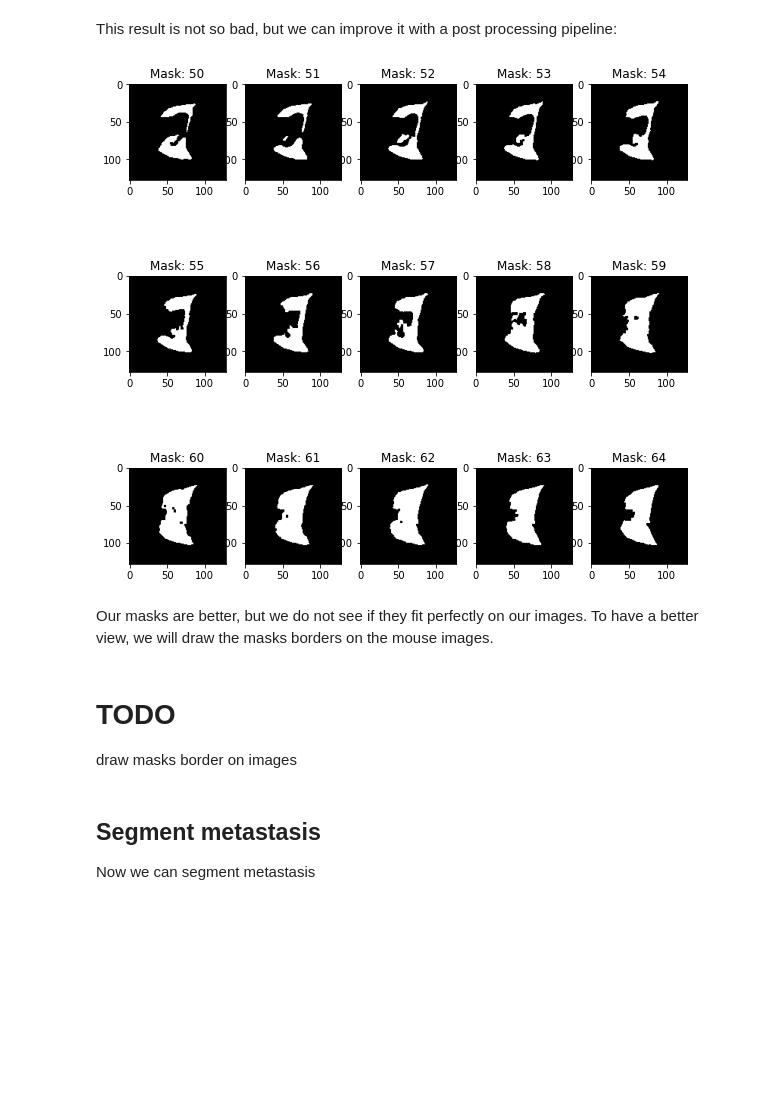
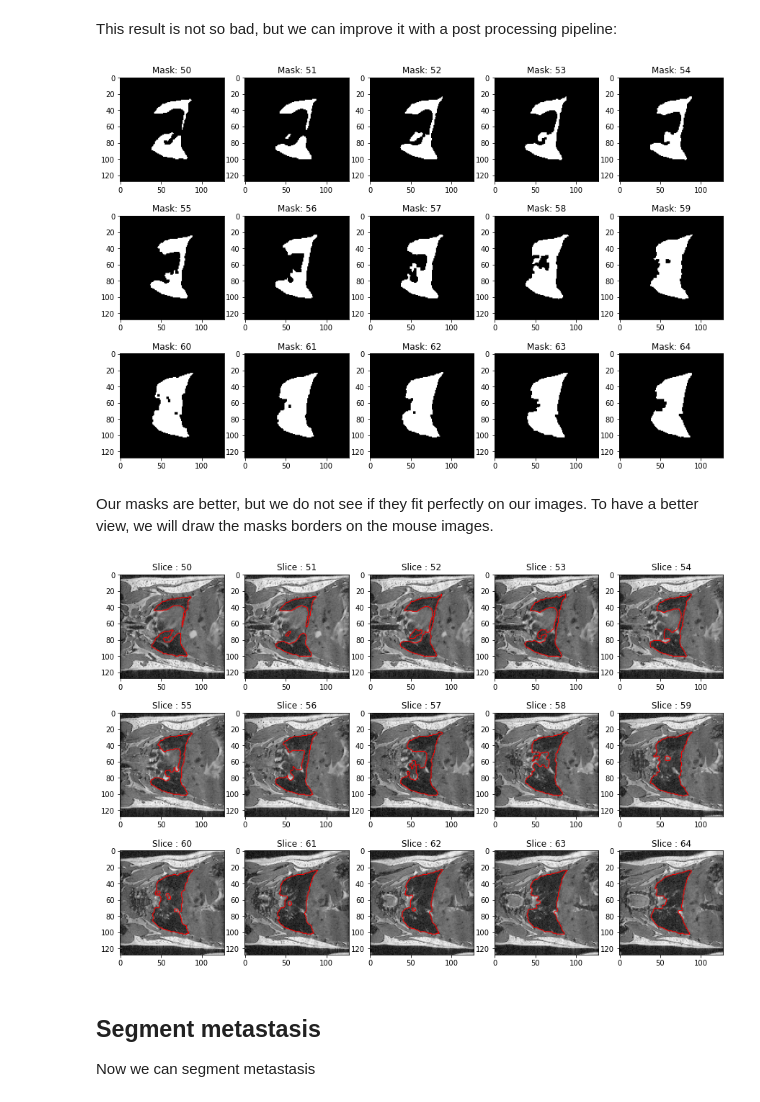
Before and after one commit to cbib/DeepMeta, a Jupyter notebook: examples/run_inference.ipynb, the cells around one changed output. Saved outputs shown, nothing was run; the diff lists cells and outputs as text; code cells hidden in the pictures; blank space fills up the shorter version.

```diff
--- a/examples/run_inference.ipynb
+++ b/examples/run_inference.ipynb
@@ -65,26 +68,10 @@ plt.show()
 # %% [markdown]
 This result is not so bad, but we can improve it with a post processing pipeline:
-# %%
-seg_lungs = p.postprocess_loop(seg_lungs)
-
-fig = plt.figure(figsize=(10,10))
-columns = 5
-rows = 3
-
-# ax enables access to manipulate each of subplots
-ax = []
-
-for i in range(columns*rows):
-    img = seg_lungs[50+i]
-    ax.append( fig.add_subplot(rows, columns, i+1) )
-    ax[-1].set_title("Mask: "+str(50+i))
-    plt.imshow(img, cmap="gray")
-plt.show()
-# %% [output]
-[figure, removed]
+# %%
+seg_lungs = p.postprocess_loop(seg_lungs)
+plot_images(seg_lungs, "Mask: ", 50)
+# %% [output]
+[figure, added]
 # %% [markdown]
 Our masks are better, but we do not see if they fit perfectly on our images.
 To have a better view, we will draw the masks borders on the mouse images.
-# %% [markdown]
- # TODO
- draw masks border on images
@@ -91,2 +91,6 @@ To have a better view, we will draw the masks borders on the mouse images.
+# %%
+draw_border(mouse, seg_lungs)
+# %% [output]
+[figure, added]
 # %% [markdown]
 ## Segment metastasis
```
Also changed, not shown: parts of 12 cells of this notebook.
